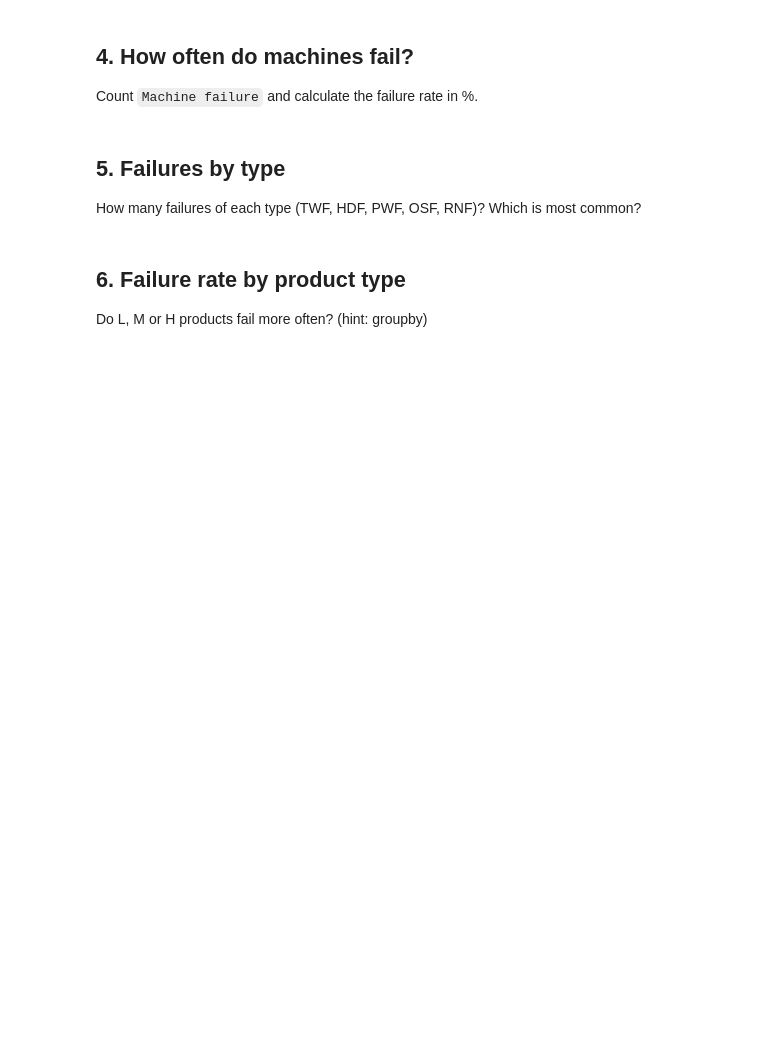
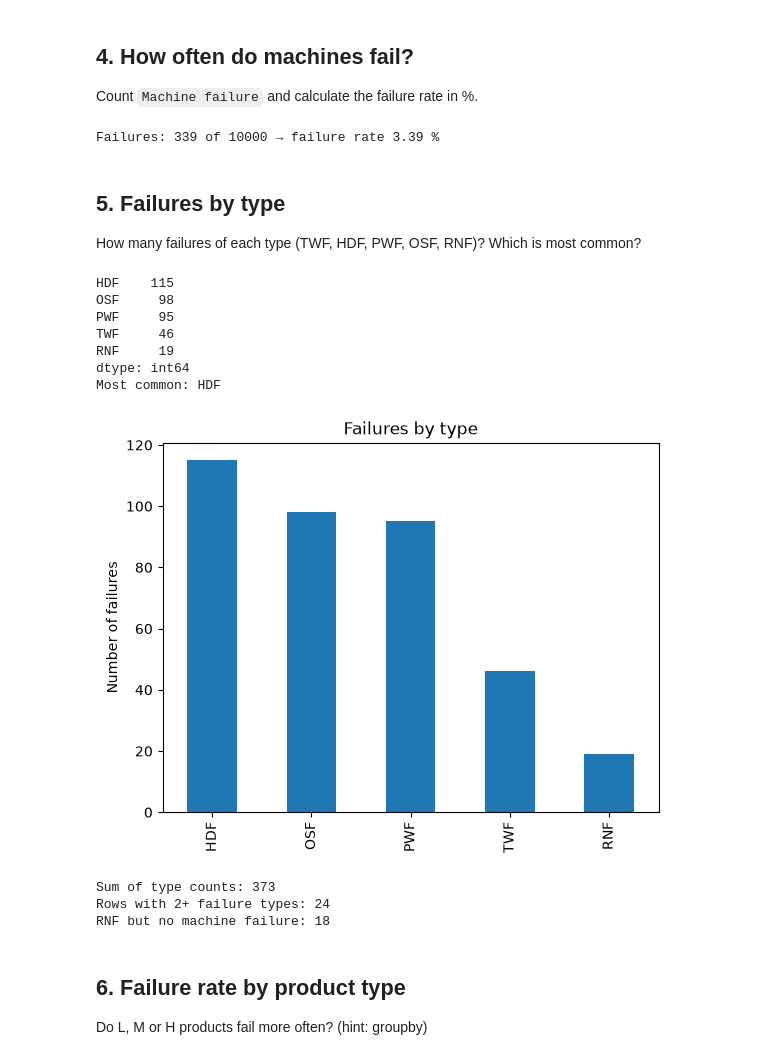
Before and after one commit to sahil-ladola/mini-smart-factory, a Jupyter notebook: p1_pipeline/notebooks/01_eda.ipynb, the cells around one changed output. Saved outputs shown, nothing was run; the diff lists cells and outputs as text; code cells hidden in the pictures; blank space fills up the shorter version.

```diff
--- a/p1_pipeline/notebooks/01_eda.ipynb
+++ b/p1_pipeline/notebooks/01_eda.ipynb
@@ -33,3 +82,11 @@ Count `Machine failure` and calculate the failure rate in %.
+# %%
+failures = df["Machine failure"].sum()
+total = len(df)
+rate = failures / total * 100
+
+print(f"Failures: {failures} of {total} → failure rate {rate:.2f} %")
+# %% [output]
+Failures: 339 of 10000 → failure rate 3.39 %
 # %% [markdown]
 ## 5. Failures by type
 How many failures of each type (TWF, HDF, PWF, OSF, RNF)? Which is most common?
@@ -38,3 +93,30 @@ How many failures of each type (TWF, HDF, PWF, OSF, RNF)? Which is most common?
+# %%
+# your code
+failure_types = ["TWF", "HDF", "PWF", "OSF", "RNF"]
+
+counts = df[failure_types].sum().sort_values(ascending=False)
+print(counts)
+print("Most common:", counts.idxmax())
+counts.plot(kind="bar", title="Failures by type")
+plt.ylabel("Number of failures")
+plt.show()
+# %% [output]
+HDF    115
+OSF     98
+PWF     95
+TWF     46
+RNF     19
+dtype: int64
+Most common: HDF
+[figure, added]
+# %%
+print("Sum of type counts:", counts.sum())
+print("Rows with 2+ failure types:", (df[failure_types].sum(axis=1) >= 2).sum())
+print("RNF but no machine failure:", ((df["RNF"] == 1) & (df["Machine failure"] == 0)).sum())
+# %% [output]
+Sum of type counts: 373
+Rows with 2+ failure types: 24
+RNF but no machine failure: 18
 # %% [markdown]
 ## 6. Failure rate by product type
 Do L, M or H products fail more often? (hint: groupby)
```
Also changed, not shown: parts of 15 cells of this notebook, 1 other file.
